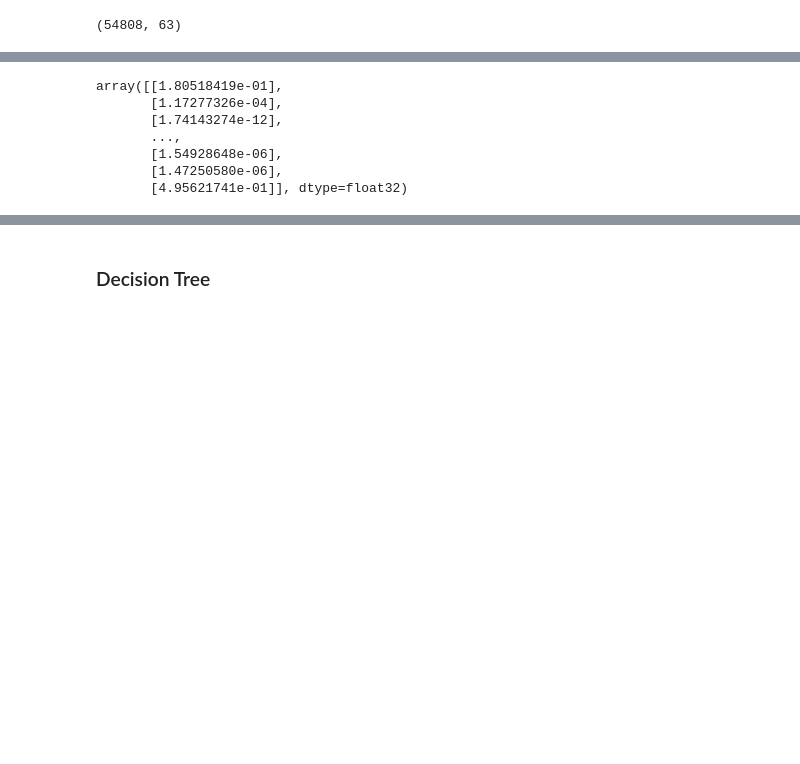
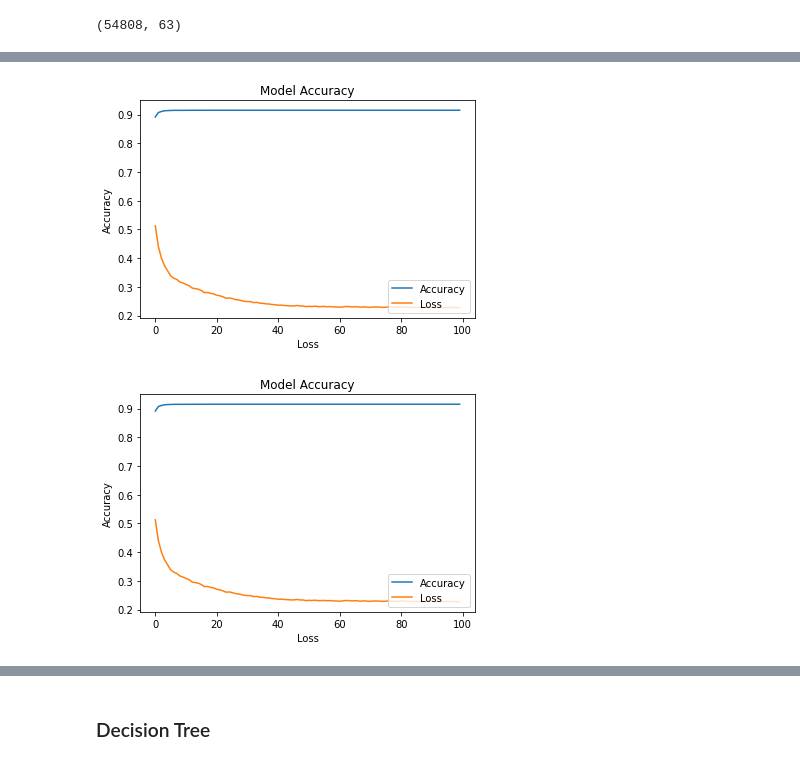
Before and after one commit to blessondensil294/HR-Analytics-Promotion, a Jupyter notebook: HR_Analytics_to_Predict_Promotion.ipynb, the cells around one changed output, grey strips where cells are left out. Cells and saved outputs as stored; diff of their text form; code cells hidden in the pictures; blank space fills up the shorter version.

```diff
--- a/HR_Analytics_to_Predict_Promotion.ipynb
+++ b/HR_Analytics_to_Predict_Promotion.ipynb
@@ -501,11 +513,15 @@ model.add(Dense(30, input_shape=(63,)))
 model.add(Activation('relu'))
 model.add(Dropout(0.5))
 
-model.add(Dense(15))
+model.add(Dense(20))
 model.add(Activation('relu'))
 model.add(Dropout(0.5))
 
-model.add(Dense(7))
+model.add(Dense(10))
+model.add(Activation('relu'))
+model.add(Dropout(0.5))
+
+model.add(Dense(5))
 model.add(Activation('relu'))
 model.add(Dropout(0.5))
 
@@ -536,15 +552,19 @@ Epoch 100/100
+# %%
+#Plotting the Accuracy Metrics
+fig = plt.figure()
+#plt.subplot(2,1,1)
+plt.plot(history.history['accuracy'])
+plt.plot(history.history['loss'])
+plt.title('Model Accuracy')
+plt.ylabel('Accuracy')
+plt.xlabel('Loss')
+plt.legend(['Accuracy', 'Loss'], loc='lower right')
+fig
+# %% [output]
+[figure, added]
+[figure, added]
 # %%
 #y_pred = model.predict(x_pred)
 y_pred = model.predict_classes(x_pred)
 # round predictions
 #rounded = [round(x[0]) for x in predictions]
-# %%
-y_pred
-# %% [output]
-array([[1.80518419e-01],
-       [1.17277326e-04],
-       [1.74143274e-12],
-       ...,
-       [1.54928648e-06],
-       [1.47250580e-06],
-       [4.95621741e-01]], dtype=float32)
```
Also changed, not shown: parts of 23 cells of this notebook.
